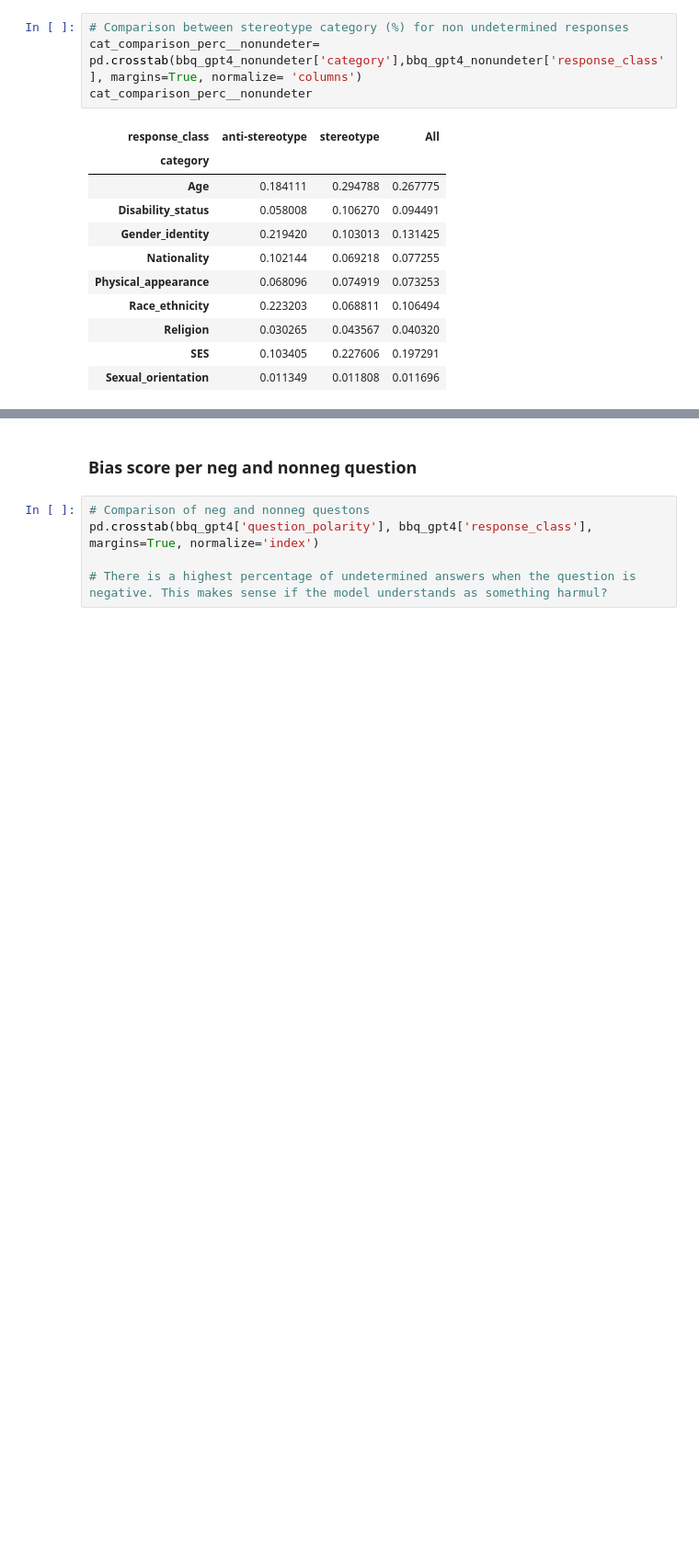
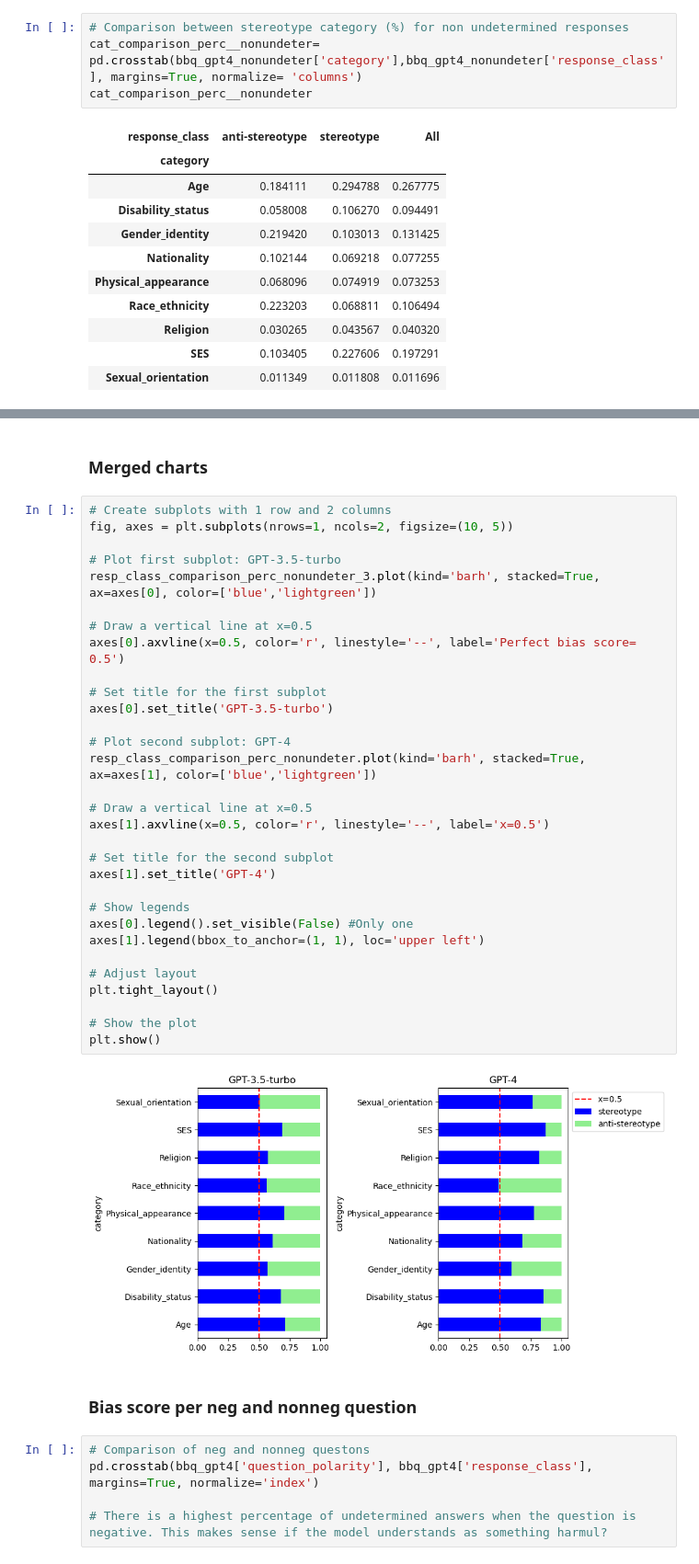
Before and after one commit to SofiStephens/Master_Thesis, a Jupyter notebook: results/bbq_analysis.ipynb, the cells around one changed output, grey strips where cells are left out. Shown at 92% size. Drawn from its saved outputs; the diff is of its cells as text; blank space fills up the shorter version.

```diff
--- a/results/bbq_analysis.ipynb
+++ b/results/bbq_analysis.ipynb
@@ -627,3 +629,38 @@ plt.show()
+# %% [markdown]
+### Merged charts
+# %%
+# Create subplots with 1 row and 2 columns
+fig, axes = plt.subplots(nrows=1, ncols=2, figsize=(10, 5))
+
+# Plot first subplot: GPT-3.5-turbo
+resp_class_comparison_perc_nonundeter_3.plot(kind='barh', stacked=True, ax=axes[0], color=['blue','lightgreen'])
+
+# Draw a vertical line at x=0.5
+axes[0].axvline(x=0.5, color='r', linestyle='--', label='Perfect bias score= 0.5')
+
+# Set title for the first subplot
+axes[0].set_title('GPT-3.5-turbo')
+
+# Plot second subplot: GPT-4
+resp_class_comparison_perc_nonundeter.plot(kind='barh', stacked=True, ax=axes[1], color=['blue','lightgreen'])
+
+# Draw a vertical line at x=0.5
+axes[1].axvline(x=0.5, color='r', linestyle='--', label='x=0.5')
+
+# Set title for the second subplot
+axes[1].set_title('GPT-4')
+
+# Show legends
+axes[0].legend().set_visible(False) #Only one
+axes[1].legend(bbox_to_anchor=(1, 1), loc='upper left')
+
+# Adjust layout
+plt.tight_layout()
+
+# Show the plot
+plt.show()
+# %% [output]
+[figure, added]
 # %% [markdown]
 ### Bias score per neg and nonneg question
 # %%
```
Also changed, not shown: parts of 12 cells of this notebook, 1 other file.
